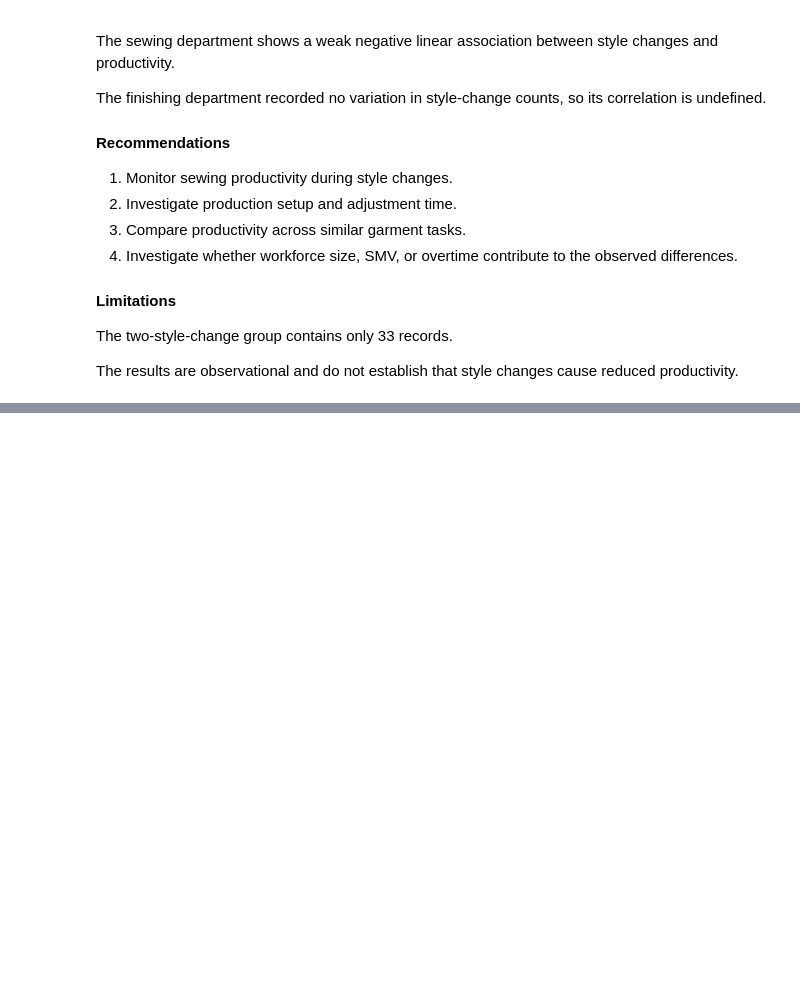
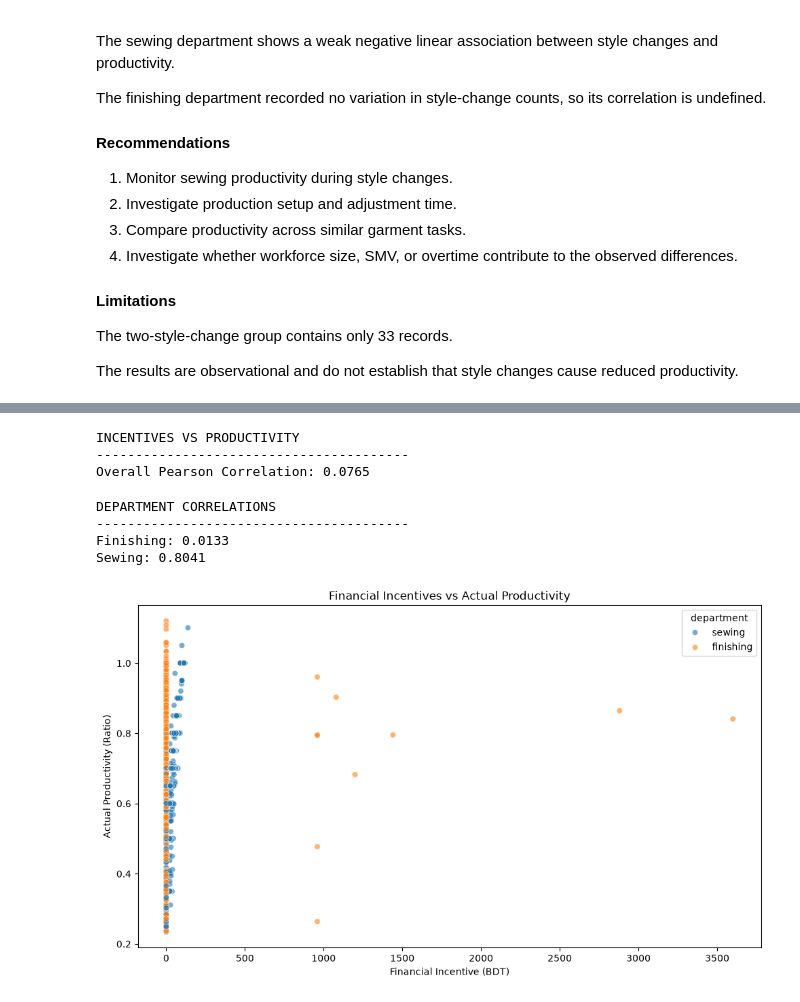
Before and after one commit to Reshmila2002/garment-production-intelligence, a Jupyter notebook: notebooks/03_operational_productivity_analysis.ipynb, the cells around one changed output, grey strips where cells are left out. Saved outputs shown, nothing was run; the diff lists cells and outputs as text; code cells hidden in the pictures; blank space fills up the shorter version.

Commit message:
Update 03_operational_productivity_analysis.ipynb
Add incentive analysis and outlier sensitivity findings

```diff
--- a/notebooks/03_operational_productivity_analysis.ipynb
+++ b/notebooks/03_operational_productivity_analysis.ipynb
@@ -1184,0 +1271,70 @@ that style changes cause reduced productivity.
+# %%
+
+# Calculate incentive-productivity correlation
+
+incentive_corr = operational_df["incentive"].corr(
+    operational_df["actual_productivity"],
+    method="pearson"
+)
+
+print("INCENTIVES VS PRODUCTIVITY")
+print("-" * 40)
+
+print(f"Overall Pearson Correlation: {incentive_corr:.4f}")
+# %% [output]
+INCENTIVES VS PRODUCTIVITY
+----------------------------------------
+Overall Pearson Correlation: 0.0765
+# %%
+
+# Incentive-productivity correlation by department
+
+print("DEPARTMENT CORRELATIONS")
+print("-" * 40)
+
+for department, group in operational_df.groupby("department"):
+
+    if group["incentive"].nunique() < 2:
+        print(
+            f"{department.title()}: "
+            "Not defined (no incentive variation)"
+        )
+    else:
+        correlation = group["incentive"].corr(
+            group["actual_productivity"]
+        )
+
+        print(
+            f"{department.title()}: "
+            f"{correlation:.4f}"
+        )
+# %% [output]
+DEPARTMENT CORRELATIONS
+----------------------------------------
+Finishing: 0.0133
+Sewing: 0.8041
+# %%
+
+# Incentives vs actual productivity visualization
+
+import matplotlib.pyplot as plt
+import seaborn as sns
+
+plt.figure(figsize=(10, 6))
+
+sns.scatterplot(
+    data=operational_df,
+    x="incentive",
+    y="actual_productivity",
+    hue="department",
+    alpha=0.6
+)
+
+plt.title("Financial Incentives vs Actual Productivity")
+plt.xlabel("Financial Incentive (BDT)")
+plt.ylabel("Actual Productivity (Ratio)")
+
+plt.tight_layout()
+plt.show()
+# %% [output]
+[figure, added]
```
Also changed, not shown: parts of 10 cells of this notebook.
